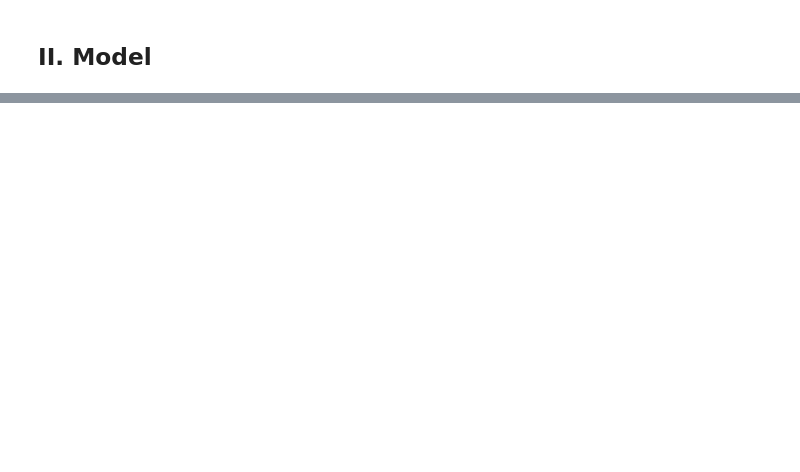
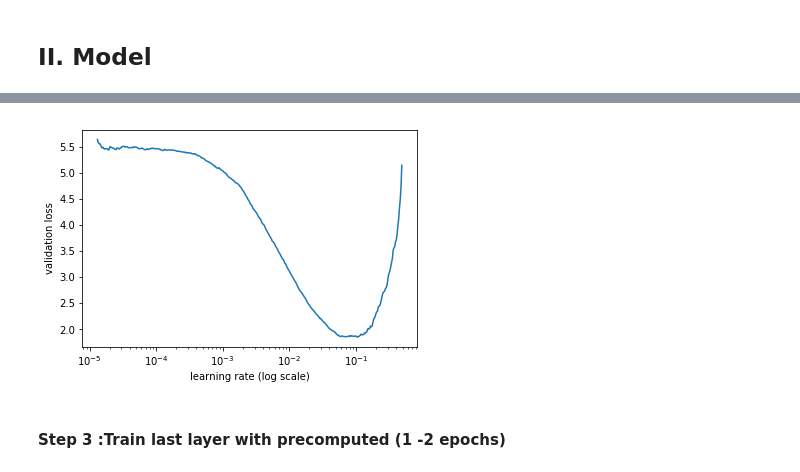
Before and after one commit to thaithai1/kaggle, a Jupyter notebook: dog_breed/Dog_breed_identification.ipynb, the cells around one changed output, grey strips where cells are left out. Saved outputs shown, nothing was run; the diff lists cells and outputs as text; code cells hidden in the pictures; blank space fills up the shorter version.

```diff
--- a/dog_breed/Dog_breed_identification.ipynb
+++ b/dog_breed/Dog_breed_identification.ipynb
@@ -86,0 +176,4 @@ plots(img,figsize=(18,10),rows=2)
+# %%
+learn.sched.plot()
+# %% [output]
+[figure, added]
@@ -86,0 +182,2 @@ plots(img,figsize=(18,10),rows=2)
+# %% [markdown]
+#### Step 3 :Train last layer with precomputed (1 -2 epochs)
```
Also changed, not shown: parts of 40 cells of this notebook, 1 other file.
